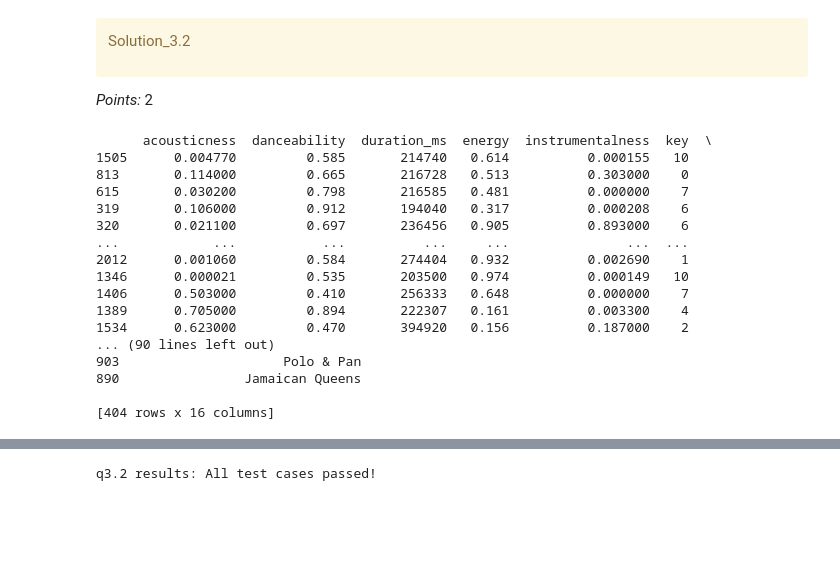
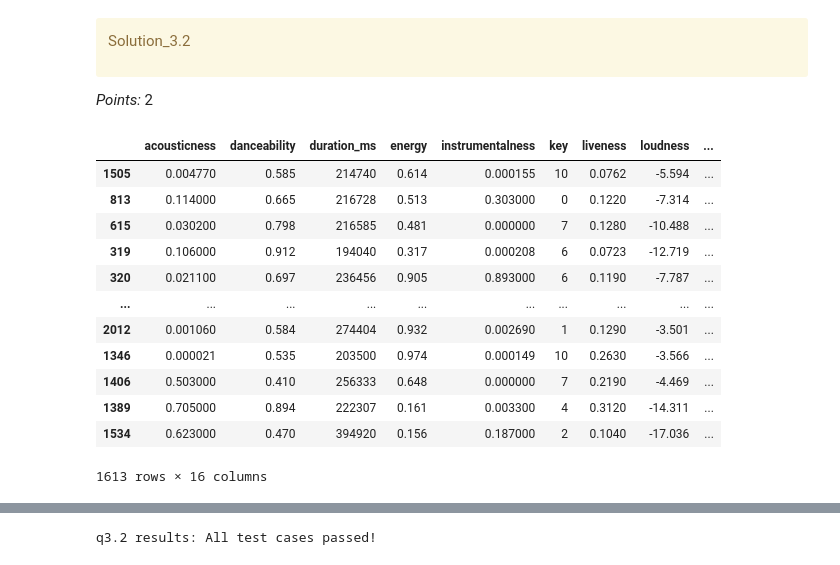
Before and after one commit to 18siuch1/330HW2, a Jupyter notebook: hw2.ipynb, the cells around one changed output, grey strips where cells are left out. Drawn from its saved outputs; the diff is of its cells as text; code cells hidden in the pictures; blank space fills up the shorter version.

```diff
--- a/hw2.ipynb
+++ b/hw2.ipynb
@@ -558,23 +557,19 @@ Solution_3.2
 _Points:_ 2
 # %%
 train_df, test_df = train_test_split(spotify_df, test_size = 0.2, random_state = 123)
-print(train_df)
-print(test_df)
-# %% [output]
-      acousticness  danceability  duration_ms  energy  instrumentalness  key  \
-1505      0.004770         0.585       214740   0.614          0.000155   10
-813       0.114000         0.665       216728   0.513          0.303000    0
-615       0.030200         0.798       216585   0.481          0.000000    7
-319       0.106000         0.912       194040   0.317          0.000208    6
-320       0.021100         0.697       236456   0.905          0.893000    6
-...            ...           ...          ...     ...               ...  ...
-2012      0.001060         0.584       274404   0.932          0.002690    1
-1346      0.000021         0.535       203500   0.974          0.000149   10
-1406      0.503000         0.410       256333   0.648          0.000000    7
-1389      0.705000         0.894       222307   0.161          0.003300    4
-1534      0.623000         0.470       394920   0.156          0.187000    2
-... (90 lines left out)
-903                     Polo & Pan
-890                Jamaican Queens
-
-[404 rows x 16 columns]
+# %%
+train_df
+# %% [output]
+|  | acousticness | danceability | duration_ms | energy | instrumentalness | key | liveness | loudness | ... |
+| 1505 | 0.004770 | 0.585 | 214740 | 0.614 | 0.000155 | 10 | 0.0762 | -5.594 | ... |
+| 813 | 0.114000 | 0.665 | 216728 | 0.513 | 0.303000 | 0 | 0.1220 | -7.314 | ... |
+| 615 | 0.030200 | 0.798 | 216585 | 0.481 | 0.000000 | 7 | 0.1280 | -10.488 | ... |
+| 319 | 0.106000 | 0.912 | 194040 | 0.317 | 0.000208 | 6 | 0.0723 | -12.719 | ... |
+| 320 | 0.021100 | 0.697 | 236456 | 0.905 | 0.893000 | 6 | 0.1190 | -7.787 | ... |
+| ... | ... | ... | ... | ... | ... | ... | ... | ... | ... |
+| 2012 | 0.001060 | 0.584 | 274404 | 0.932 | 0.002690 | 1 | 0.1290 | -3.501 | ... |
+| 1346 | 0.000021 | 0.535 | 203500 | 0.974 | 0.000149 | 10 | 0.2630 | -3.566 | ... |
+| 1406 | 0.503000 | 0.410 | 256333 | 0.648 | 0.000000 | 7 | 0.2190 | -4.469 | ... |
+| 1389 | 0.705000 | 0.894 | 222307 | 0.161 | 0.003300 | 4 | 0.3120 | -14.311 | ... |
+| 1534 | 0.623000 | 0.470 | 394920 | 0.156 | 0.187000 | 2 | 0.1040 | -17.036 | ... |
+1613 rows × 16 columns
```
Also changed, not shown: parts of 13 cells of this notebook, 1 other file.
